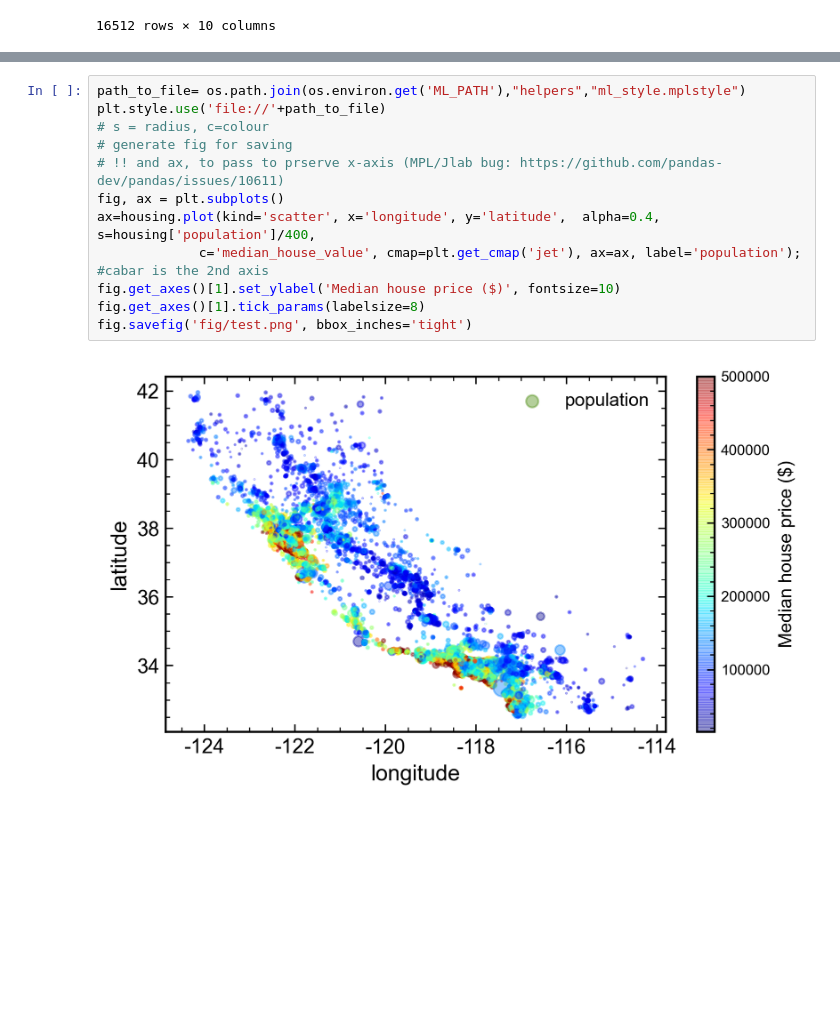
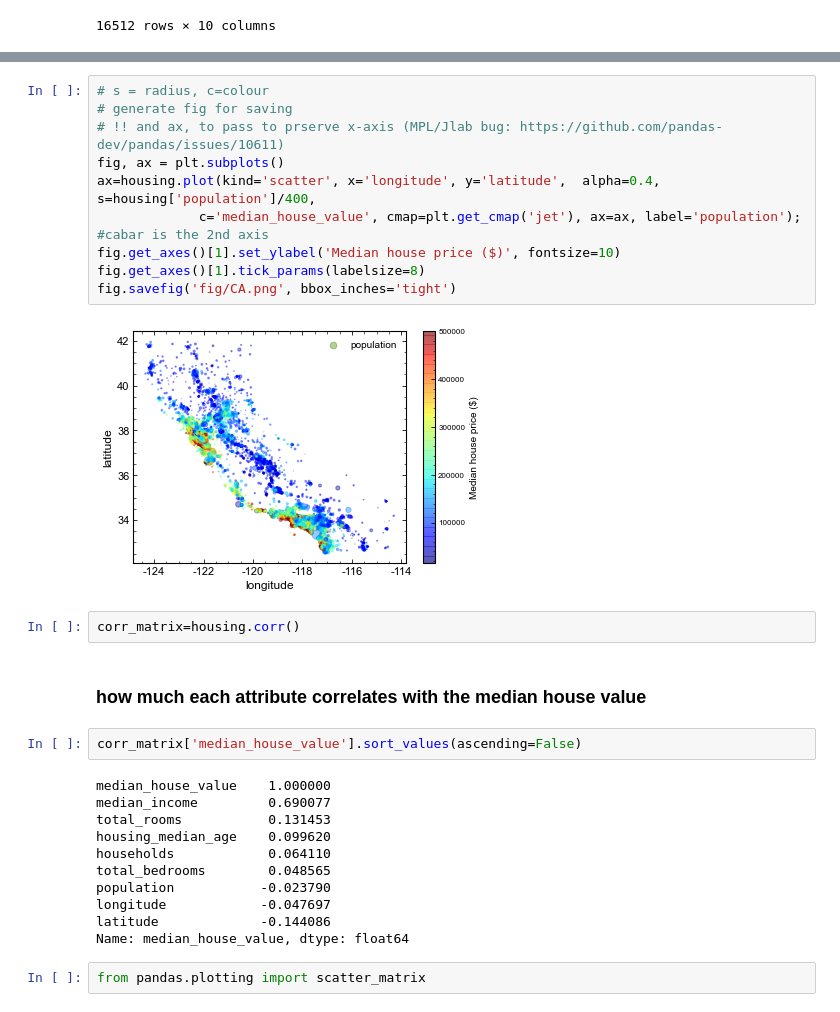
Before and after one commit to glukicov/ML_GPU, a Jupyter notebook: Housing.ipynb, the cells around one changed output, grey strips where cells are left out. Cells and saved outputs as stored; diff of their text form; blank space fills up the shorter version.

```diff
--- a/Housing.ipynb
+++ b/Housing.ipynb
@@ -212,15 +214,32 @@ ax.legend(scatterpoints=1, markerscale=2);
 # %%
-path_to_file= os.path.join(os.environ.get('ML_PATH'),"helpers","ml_style.mplstyle")
-plt.style.use('file://'+path_to_file)
 # s = radius, c=colour
 # generate fig for saving
 # !! and ax, to pass to prserve x-axis (MPL/Jlab bug: https://github.com/pandas-dev/pandas/issues/10611)
 fig, ax = plt.subplots()
 ax=housing.plot(kind='scatter', x='longitude', y='latitude',  alpha=0.4, s=housing['population']/400,
              c='median_house_value', cmap=plt.get_cmap('jet'), ax=ax, label='population');
 #cabar is the 2nd axis
 fig.get_axes()[1].set_ylabel('Median house price ($)', fontsize=10)
 fig.get_axes()[1].tick_params(labelsize=8)
-fig.savefig('fig/test.png', bbox_inches='tight')
+fig.savefig('fig/CA.png', bbox_inches='tight')
 # %% [output]
-[figure, old version]
+[figure, new version]
+# %%
+corr_matrix=housing.corr()
+# %% [markdown]
+### how much each attribute correlates with the median house value
+# %%
+corr_matrix['median_house_value'].sort_values(ascending=False)
+# %% [output]
+median_house_value    1.000000
+median_income         0.690077
+total_rooms           0.131453
+housing_median_age    0.099620
+households            0.064110
+total_bedrooms        0.048565
+population           -0.023790
+longitude            -0.047697
+latitude             -0.144086
+Name: median_house_value, dtype: float64
+# %%
+from pandas.plotting import scatter_matrix
```
Also changed, not shown: parts of 11 cells of this notebook, 3 other files.
